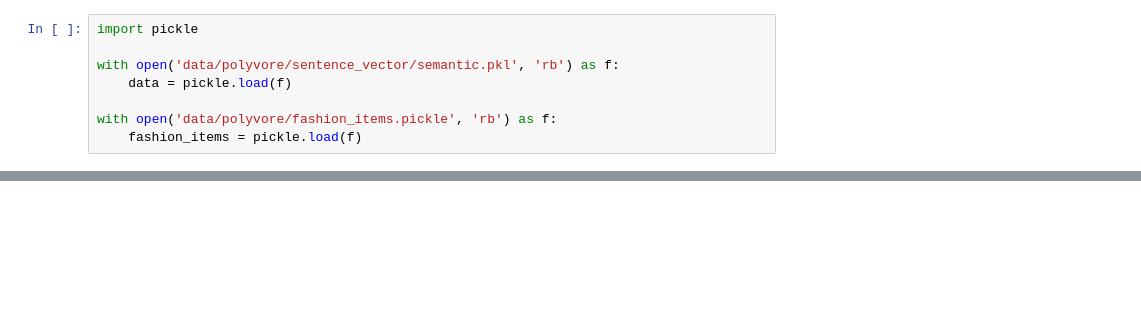
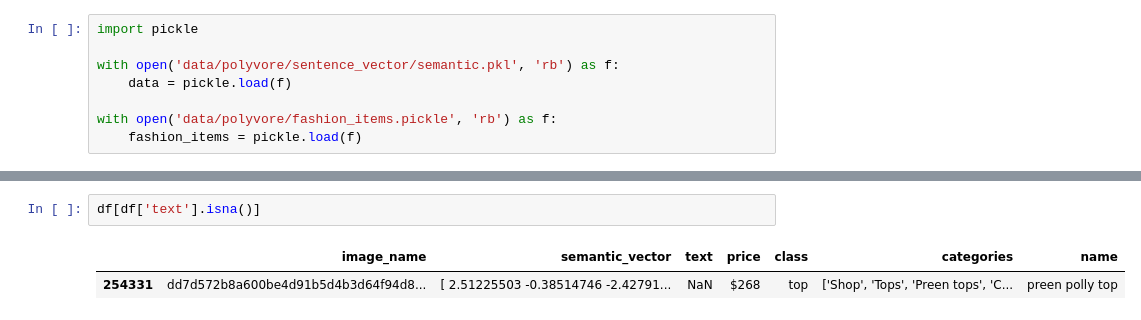
Before and after one commit to JustASimpleGuy02/CapstoneProject, a Jupyter notebook: EDA_fashion_hash_net.ipynb, the cells around one changed output, grey strips where cells are left out. Saved outputs shown, nothing was run; the diff lists cells and outputs as text; blank space fills up the shorter version.

```diff
--- a/EDA_fashion_hash_net.ipynb
+++ b/EDA_fashion_hash_net.ipynb
@@ -85,0 +135,5 @@ for id, semantic_vector in
+# %%
+df[df['text'].isna()]
+# %% [output]
+|  | image_name | semantic_vector | text | price | class | categories | name |
+| 254331 | dd7d572b8a600be4d91b5d4b3d64f94d8... | [ 2.51225503 -0.38514746 -2.42791... | NaN | $268 | top | ['Shop', 'Tops', 'Preen tops', 'C... | preen polly top |
```
Also changed, not shown: parts of 22 cells of this notebook, 2 other files.
